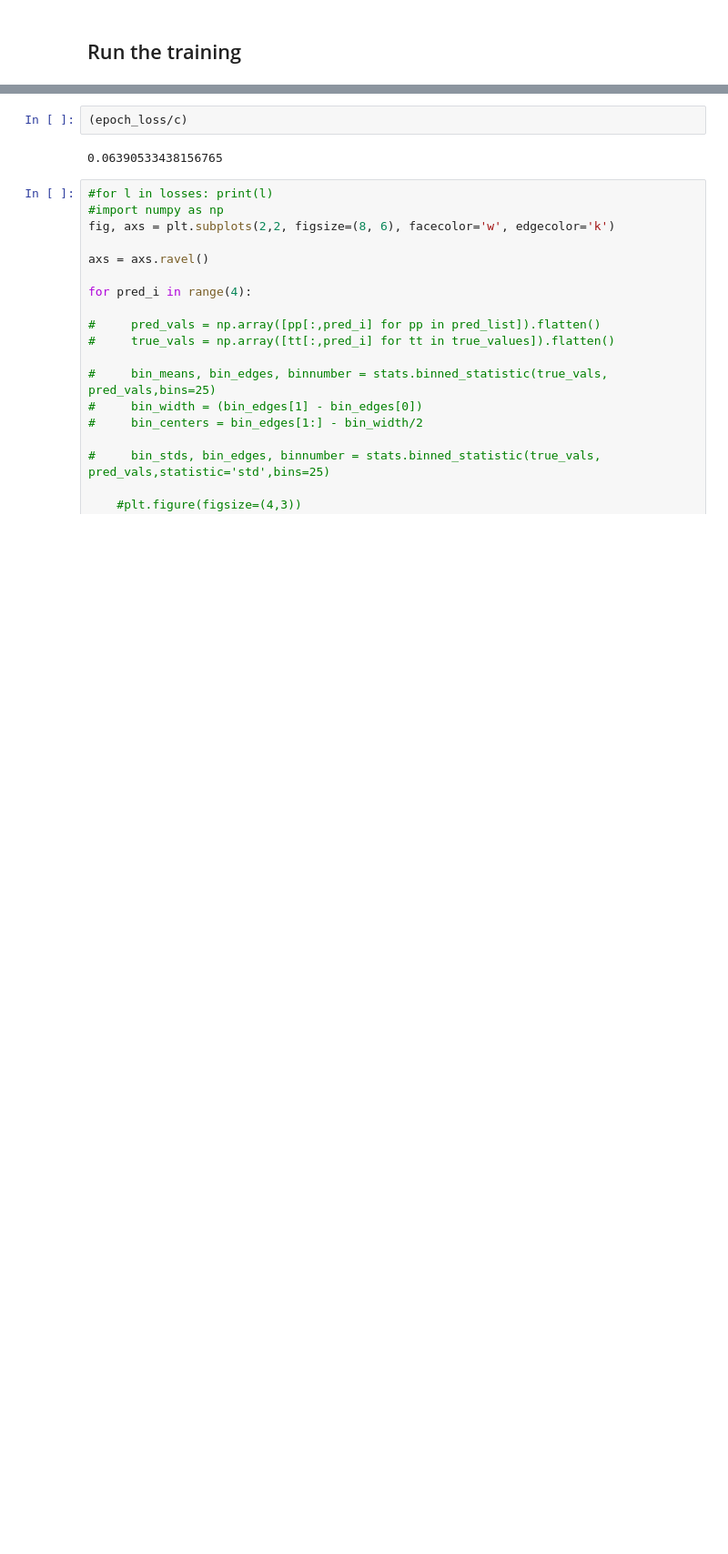
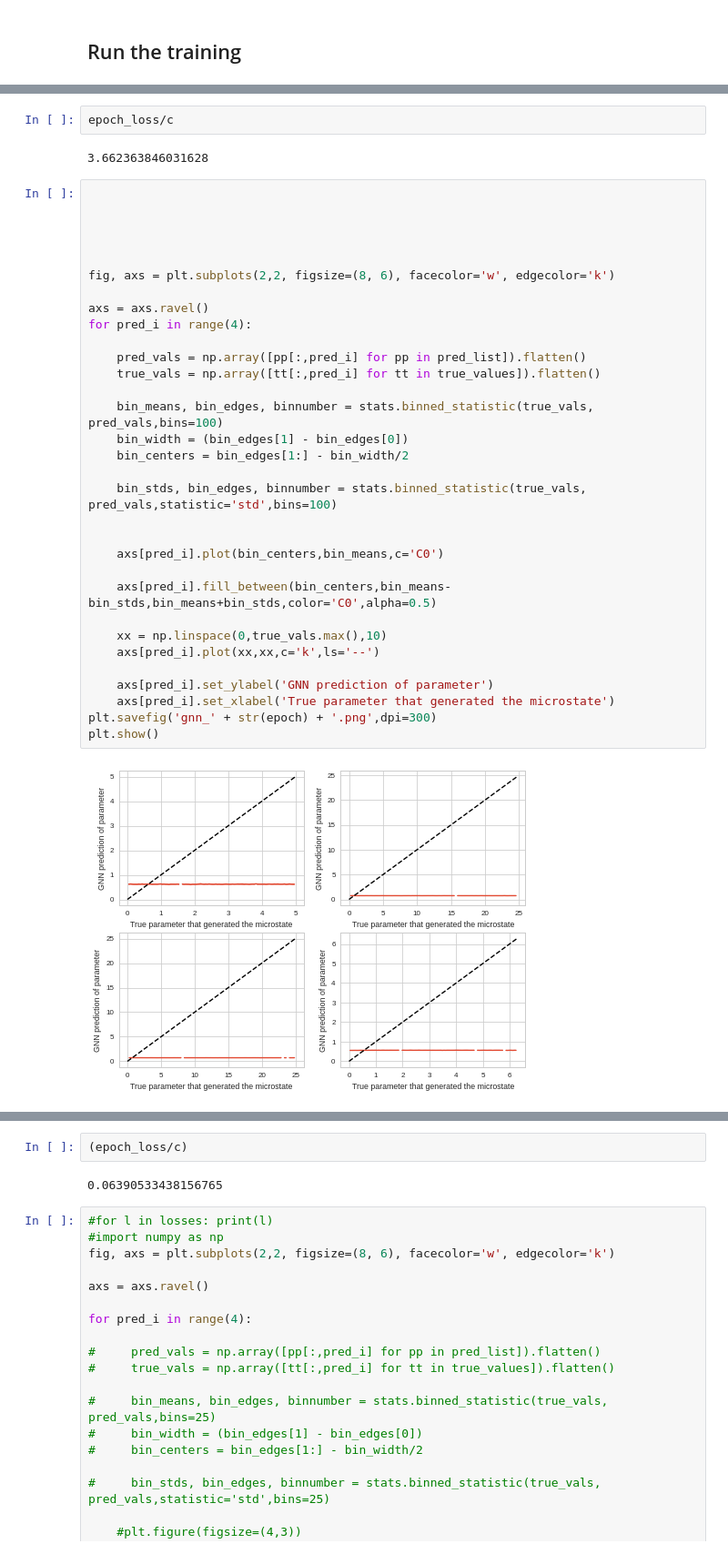
Before and after one commit to ctorney/abc-graph-nets, a Jupyter notebook: train_gnn.ipynb, the cells around one changed output, grey strips where cells are left out. Shown at 91% size. Saved outputs shown, nothing was run; the diff lists cells and outputs as text; blank space fills up the shorter version.

```diff
--- a/train_gnn.ipynb
+++ b/train_gnn.ipynb
@@ -307,0 +233,38 @@ training epoch 0...
+# %%
+epoch_loss/c
+# %% [output]
+3.662363846031628
+# %%
+
+
+
+
+
+fig, axs = plt.subplots(2,2, figsize=(8, 6), facecolor='w', edgecolor='k')
+
+axs = axs.ravel()
+for pred_i in range(4):
+
+    pred_vals = np.array([pp[:,pred_i] for pp in pred_list]).flatten()
+    true_vals = np.array([tt[:,pred_i] for tt in true_values]).flatten()
+
+    bin_means, bin_edges, binnumber = stats.binned_statistic(true_vals, pred_vals,bins=100)
+    bin_width = (bin_edges[1] - bin_edges[0])
+    bin_centers = bin_edges[1:] - bin_width/2
+
+    bin_stds, bin_edges, binnumber = stats.binned_statistic(true_vals, pred_vals,statistic='std',bins=100)
+
+
+    axs[pred_i].plot(bin_centers,bin_means,c='C0')
+
+    axs[pred_i].fill_between(bin_centers,bin_means-bin_stds,bin_means+bin_stds,color='C0',alpha=0.5)
+
+    xx = np.linspace(0,true_vals.max(),10)
+    axs[pred_i].plot(xx,xx,c='k',ls='--')
+
+    axs[pred_i].set_ylabel('GNN prediction of parameter')
+    axs[pred_i].set_xlabel('True parameter that generated the microstate')
+plt.savefig('gnn_' + str(epoch) + '.png',dpi=300)
+plt.show()
+# %% [output]
+[figure, added]
```
Also changed, not shown: parts of 24 cells of this notebook, 5 other files.
